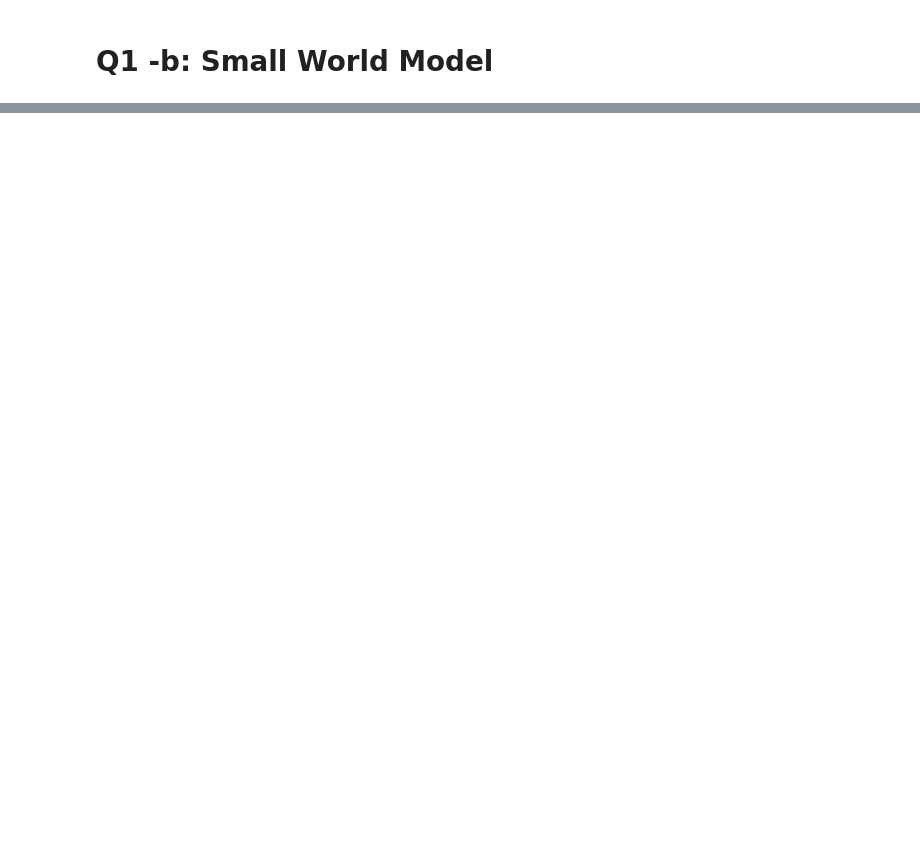
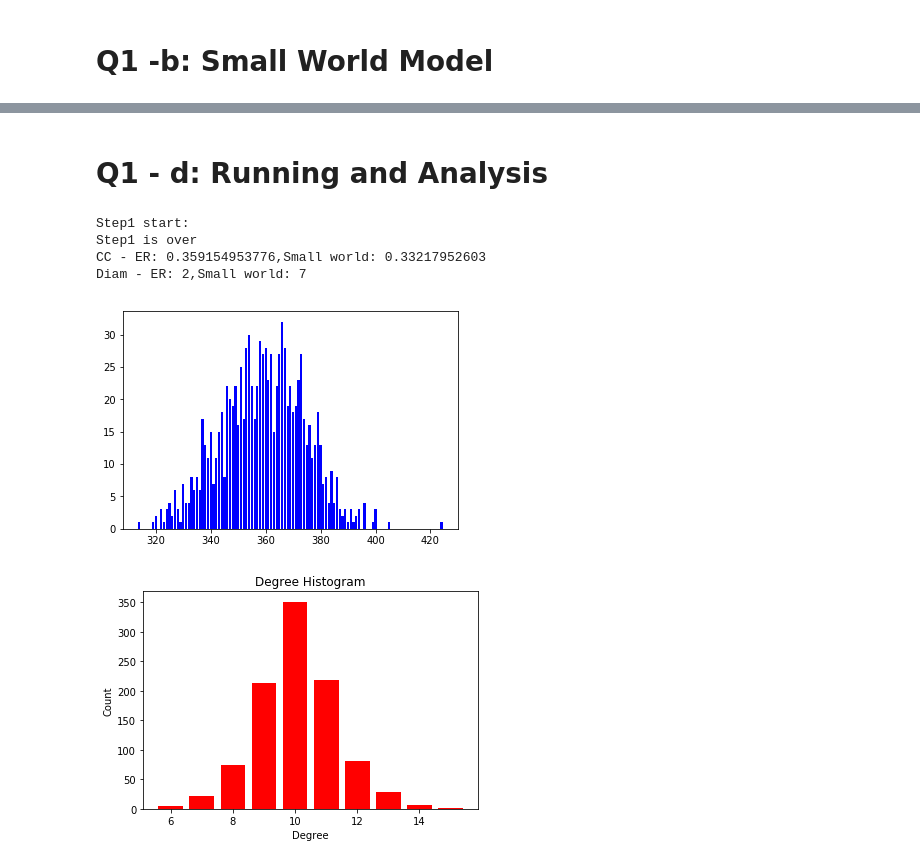
Before and after one commit to giditietz/network-algorithms, a Jupyter notebook: HW1.ipynb, the cells around one changed output, grey strips where cells are left out. Cells and saved outputs as stored; diff of their text form; code cells hidden in the pictures; blank space fills up the shorter version.

```diff
--- a/HW1.ipynb
+++ b/HW1.ipynb
@@ -67,0 +91,7 @@ nx.draw_circular(G, with_labels=True)
+# %%
+def graph_clustering_coeff(graph):
+    sum = 0
+    amount = len(graph.nodes())
+    for node in graph.nodes():
+        sum += node_clustering_coeff(node,graph)
+    return sum/amount
@@ -67,0 +102,38 @@ nx.draw_circular(G, with_labels=True)
+# %% [markdown]
+# Q1 - d: Running and Analysis
+# %%
+size = 1000
+G1 = create_ER_random_graph(n=size,p=0.2)
+G2 = create_small_world_random_graph(n=size,p=0.1,k=8)
+print "CC - ER: {0},Small world: {1}".format(graph_clustering_coeff(G1), graph_clustering_coeff(G2))
+print "Diam - ER: {0},Small world: {1}".format(nx.diameter(G1),nx.diameter(G2))
+
+degree_sequence = sorted([d for n, d in G1.degree()], reverse=True)  # degree sequence
+# print "Degree sequence", degree_sequence
+degreeCount = collections.Counter(degree_sequence)
+deg, cnt = zip(*degreeCount.items())
+
+fig, ax = plt.subplots()
+plt.bar(deg, cnt, width=0.80, color='b')
+
+degree_sequence = sorted([d for n, d in G2.degree()], reverse=True)  # degree sequence
+# print "Degree sequence", degree_sequence
+degreeCount = collections.Counter(degree_sequence)
+deg, cnt = zip(*degreeCount.items())
+
+fig, ax = plt.subplots()
+plt.bar(deg, cnt, width=0.80, color='r')
+
+plt.title("Degree Histogram")
+plt.ylabel("Count")
+plt.xlabel("Degree")
+
+
+plt.show()
+# %% [output]
+Step1 start:
+Step1 is over
+CC - ER: 0.359154953776,Small world: 0.33217952603
+Diam - ER: 2,Small world: 7
+[figure, added]
+[figure, added]
```
Also changed, not shown: parts of 7 cells of this notebook.
